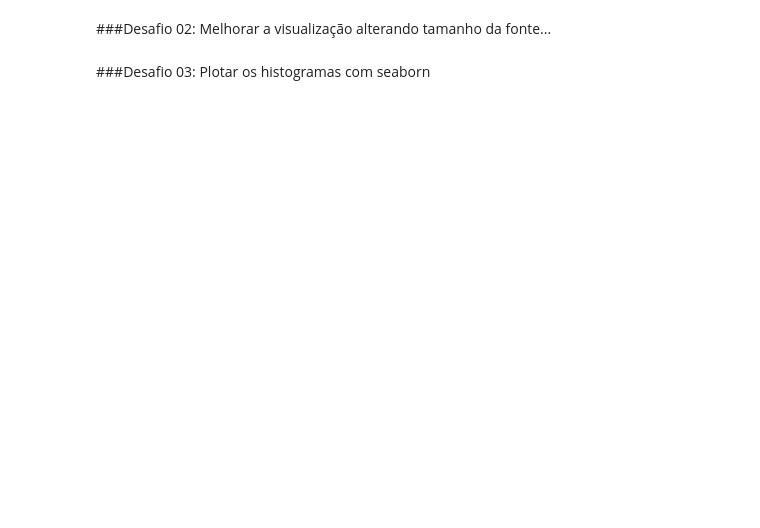
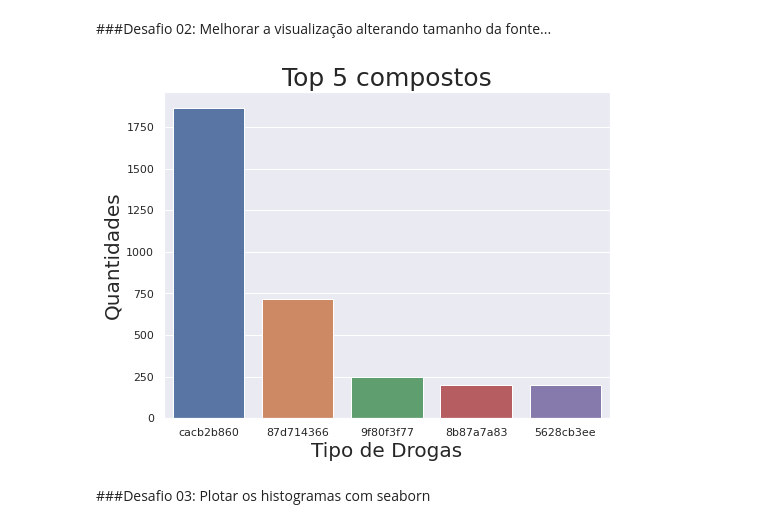
Before and after one commit to Juliaocmc/imersao_dados_alura, a Jupyter notebook: imersao_dados_alura_aula02.ipynb, the cells around one changed output. Cells and saved outputs as stored; diff of their text form; code cells hidden in the pictures; blank space fills up the shorter version.

```diff
--- a/imersao_dados_alura_aula02.ipynb
+++ b/imersao_dados_alura_aula02.ipynb
@@ -12,4 +44,14 @@
 # %% [markdown]
 ###Desafio 02: Melhorar a visualização alterando tamanho da fonte...
+# %%
+sns.set()
+plt.figure(figsize=(8, 6))
+ax = sns.countplot(x = 'droga', data=dados.query('droga in @cod_compostos'), order= cod_compostos)
+ax.set_ylabel('Quantidades', {'fontsize': 20})
+ax.set_xlabel('Tipo de Drogas', {'fontsize': 20})
+ax.set_title('Top 5 compostos', {'fontsize': 25})
+plt.show()
+# %% [output]
+[figure, added]
 # %% [markdown]
 ###Desafio 03: Plotar os histogramas com seaborn
```
Also changed, not shown: parts of 7 cells of this notebook.
